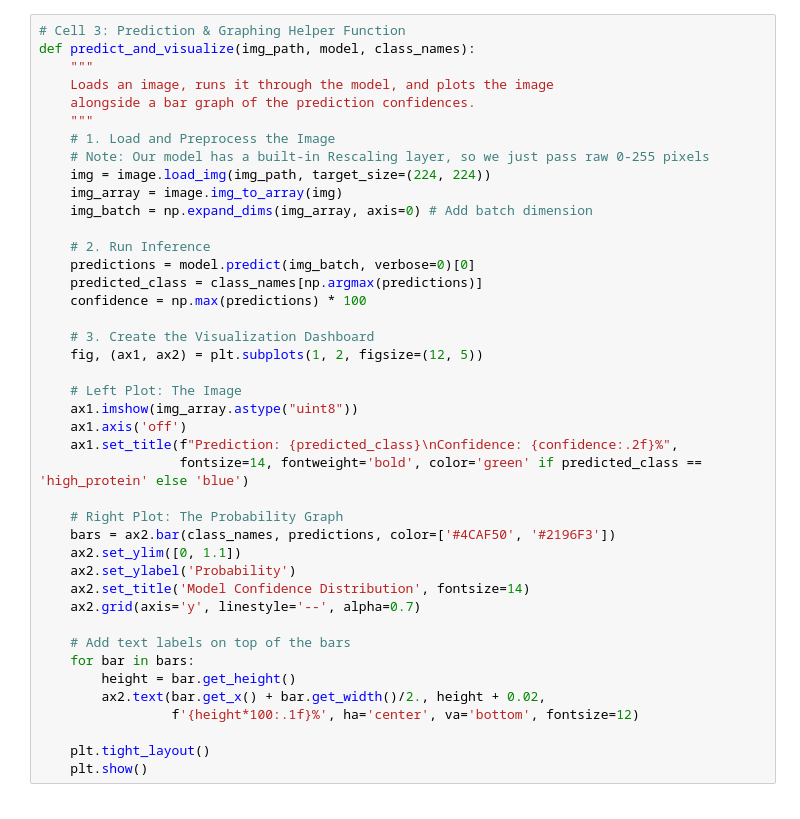
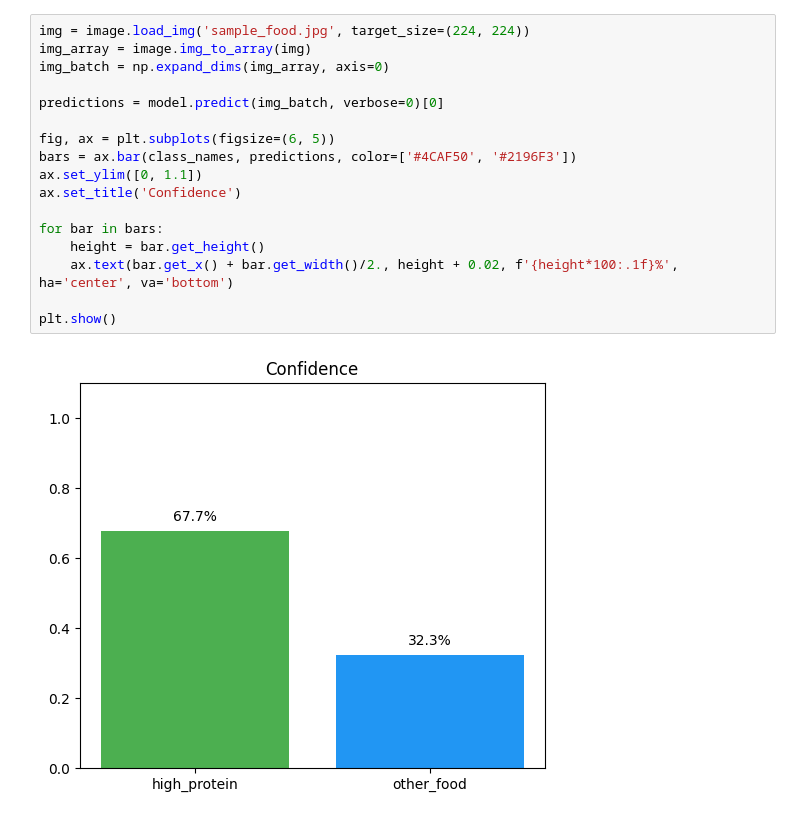
Before and after one commit to andrewstephengames/protein-classifier, a Jupyter notebook: main.ipynb, the cells around one changed output. Drawn from its saved outputs; the diff is of its cells as text.

```diff
--- a/main.ipynb
+++ b/main.ipynb
@@ -23,42 +86,19 @@ print("✅ Model loaded successfully!")
 # %%
-# Cell 3: Prediction & Graphing Helper Function
-def predict_and_visualize(img_path, model, class_names):
-    """
-    Loads an image, runs it through the model, and plots the image
-    alongside a bar graph of the prediction confidences.
-    """
-    # 1. Load and Preprocess the Image
-    # Note: Our model has a built-in Rescaling layer, so we just pass raw 0-255 pixels
-    img = image.load_img(img_path, target_size=(224, 224))
-    img_array = image.img_to_array(img)
-    img_batch = np.expand_dims(img_array, axis=0) # Add batch dimension
+img = image.load_img('sample_food.jpg', target_size=(224, 224))
+img_array = image.img_to_array(img)
+img_batch = np.expand_dims(img_array, axis=0)
 
-    # 2. Run Inference
-    predictions = model.predict(img_batch, verbose=0)[0]
-    predicted_class = class_names[np.argmax(predictions)]
-    confidence = np.max(predictions) * 100
+predictions = model.predict(img_batch, verbose=0)[0]
 
-    # 3. Create the Visualization Dashboard
-    fig, (ax1, ax2) = plt.subplots(1, 2, figsize=(12, 5))
+fig, ax = plt.subplots(figsize=(6, 5))
+bars = ax.bar(class_names, predictions, color=['#4CAF50', '#2196F3'])
+ax.set_ylim([0, 1.1])
+ax.set_title('Confidence')
 
-    # Left Plot: The Image
-    ax1.imshow(img_array.astype("uint8"))
-    ax1.axis('off')
-    ax1.set_title(f"Prediction: {predicted_class}\nConfidence: {confidence:.2f}%",
-                  fontsize=14, fontweight='bold', color='green' if predicted_class == 'high_protein' else 'blue')
+for bar in bars:
+    height = bar.get_height()
+    ax.text(bar.get_x() + bar.get_width()/2., height + 0.02, f'{height*100:.1f}%', ha='center', va='bottom')
 
-    # Right Plot: The Probability Graph
-    bars = ax2.bar(class_names, predictions, color=['#4CAF50', '#2196F3'])
-    ax2.set_ylim([0, 1.1])
-    ax2.set_ylabel('Probability')
-    ax2.set_title('Model Confidence Distribution', fontsize=14)
-    ax2.grid(axis='y', linestyle='--', alpha=0.7)
-
-    # Add text labels on top of the bars
-    for bar in bars:
-        height = bar.get_height()
-        ax2.text(bar.get_x() + bar.get_width()/2., height + 0.02,
-                 f'{height*100:.1f}%', ha='center', va='bottom', fontsize=12)
-
-    plt.tight_layout()
-    plt.show()
+plt.show()
+# %% [output]
+[figure, added]
```
Also changed, not shown: parts of 7 cells of this notebook, 1 other file.
